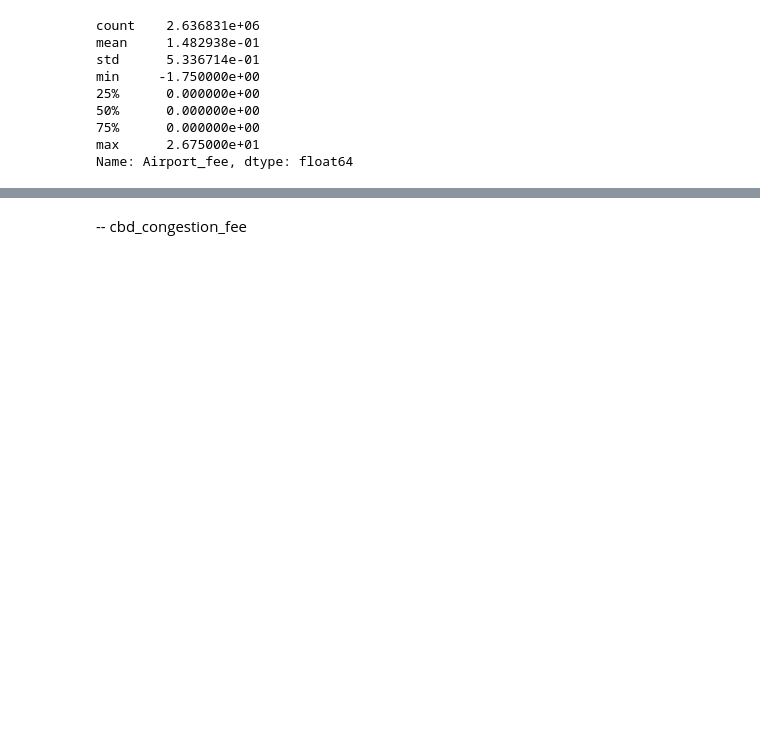
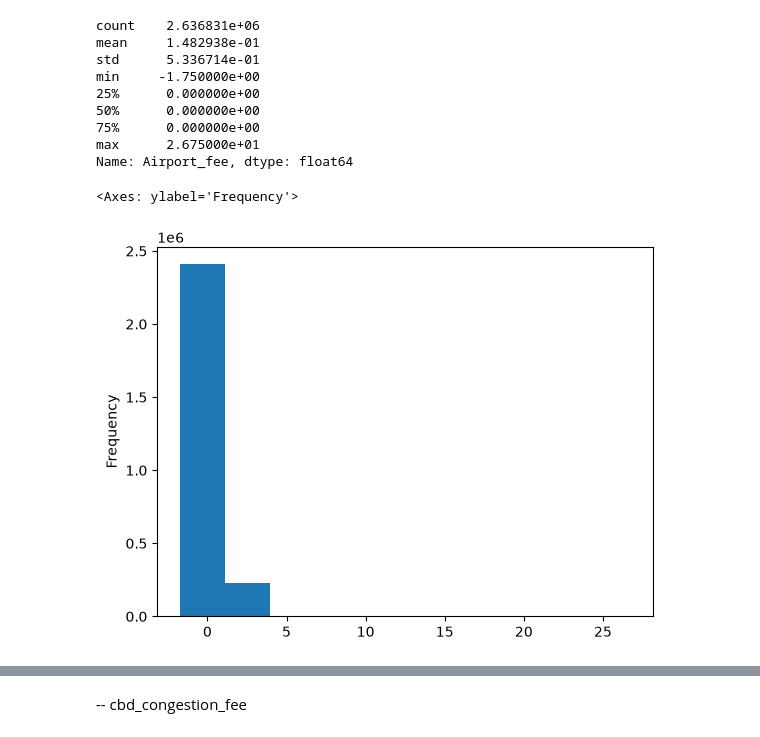
Before and after one commit to anirban2005143a/NYC-TLC-Analysis, a Jupyter notebook: data/data_processing/observe_data.ipynb, the cells around one changed output, grey strips where cells are left out. Saved outputs shown, nothing was run; the diff lists cells and outputs as text; code cells hidden in the pictures; blank space fills up the shorter version.

```diff
--- a/data/data_processing/data_cleaning.ipynb
+++ b/data/data_processing/observe_data.ipynb
@@ -559,3 +564,8 @@ min     -1.750000e+00
 75%      0.000000e+00
 max      2.675000e+01
 Name: Airport_fee, dtype: float64
+# %%
+yellow_taxi_jan_2026['Airport_fee'].plot(kind='hist')
+# %% [output]
+<Axes: ylabel='Frequency'>
+[figure, added]
```
Also changed, not shown: parts of 16 cells of this notebook, 9 other files.
